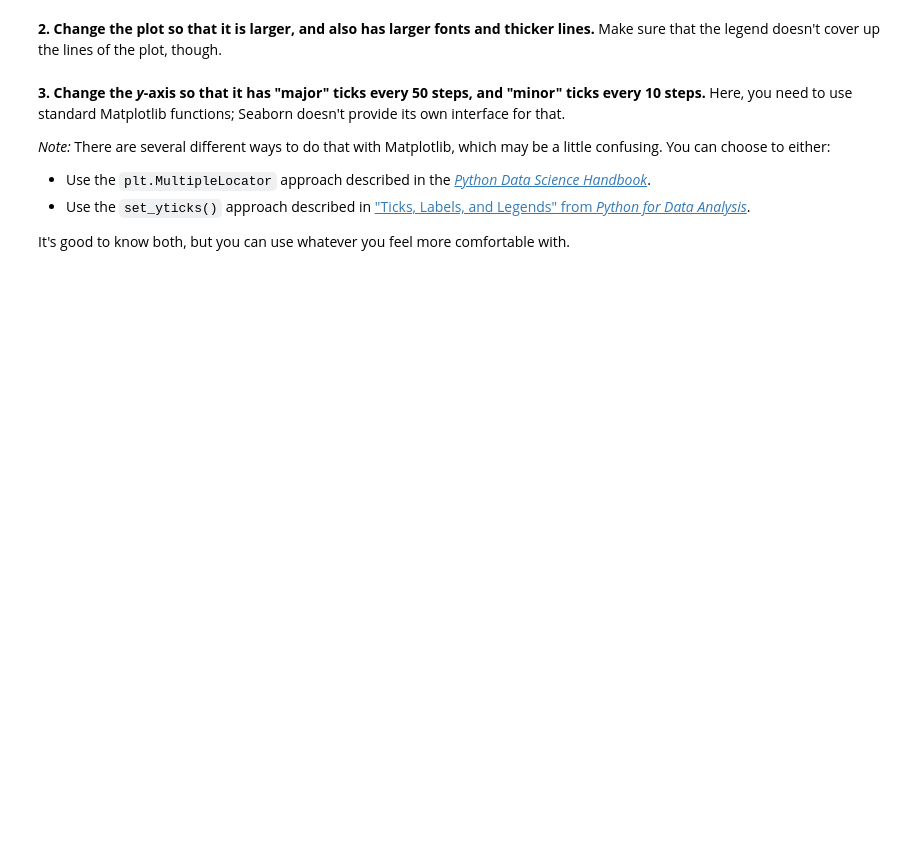
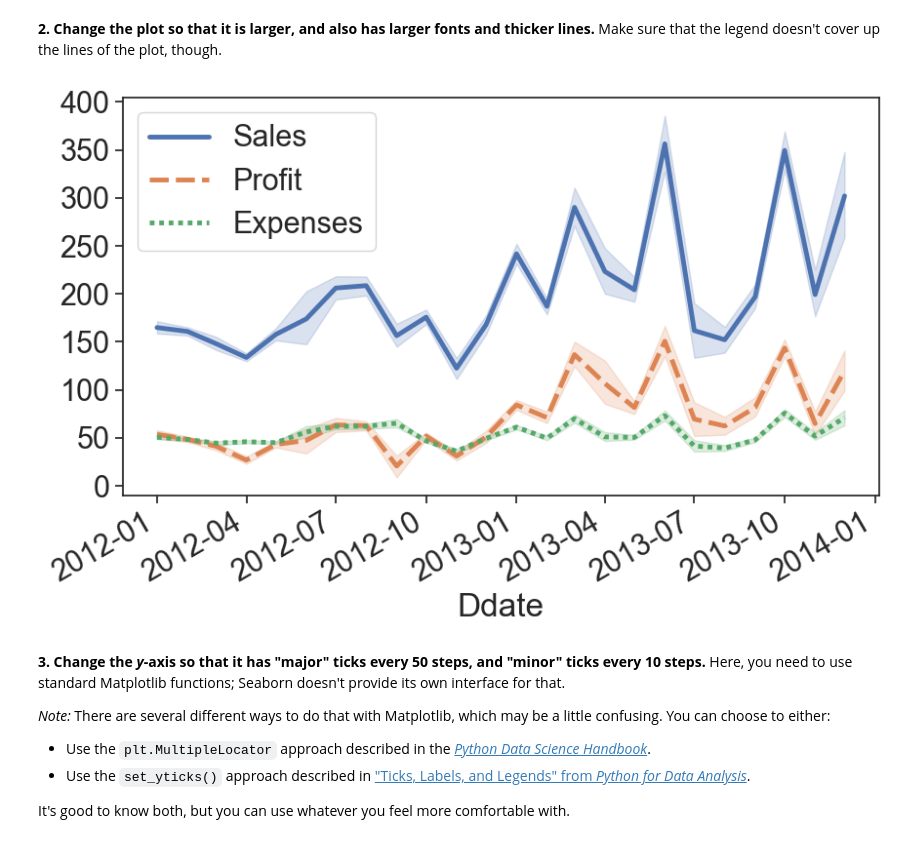
Before and after one commit to clementpickel/DSP_Assignement, a Jupyter notebook: Exercices/ex3/03_Seaborn_Continued.ipynb, the cells around one changed output. Cells and saved outputs as stored; diff of their text form; code cells hidden in the pictures; blank space fills up the shorter version.

```diff
--- a/Exercices/ex3/03_Seaborn_Continued.ipynb
+++ b/Exercices/ex3/03_Seaborn_Continued.ipynb
@@ -60,7 +66,11 @@ plot_coffee()
 # %% [markdown]
 **2. Change the plot so that it is larger, and also has larger fonts and thicker lines.** Make sure that the legend doesn't cover up the lines of the plot, though.
 # %%
-# Your code here
+with sns.plotting_context("notebook", font_scale=2, rc={"lines.linewidth": 3.5}):
+    plt.figure(figsize=(10,6))
+    plot_coffee()
+# %% [output]
+[figure, added]
 # %% [markdown]
 **3. Change the *y*-axis so that it has "major" ticks every 50 steps, and "minor" ticks every 10 steps.** Here, you need to use standard Matplotlib functions; Seaborn doesn't provide its own interface for that.
 
```
Also changed, not shown: parts of 4 cells of this notebook, 1 other file.
